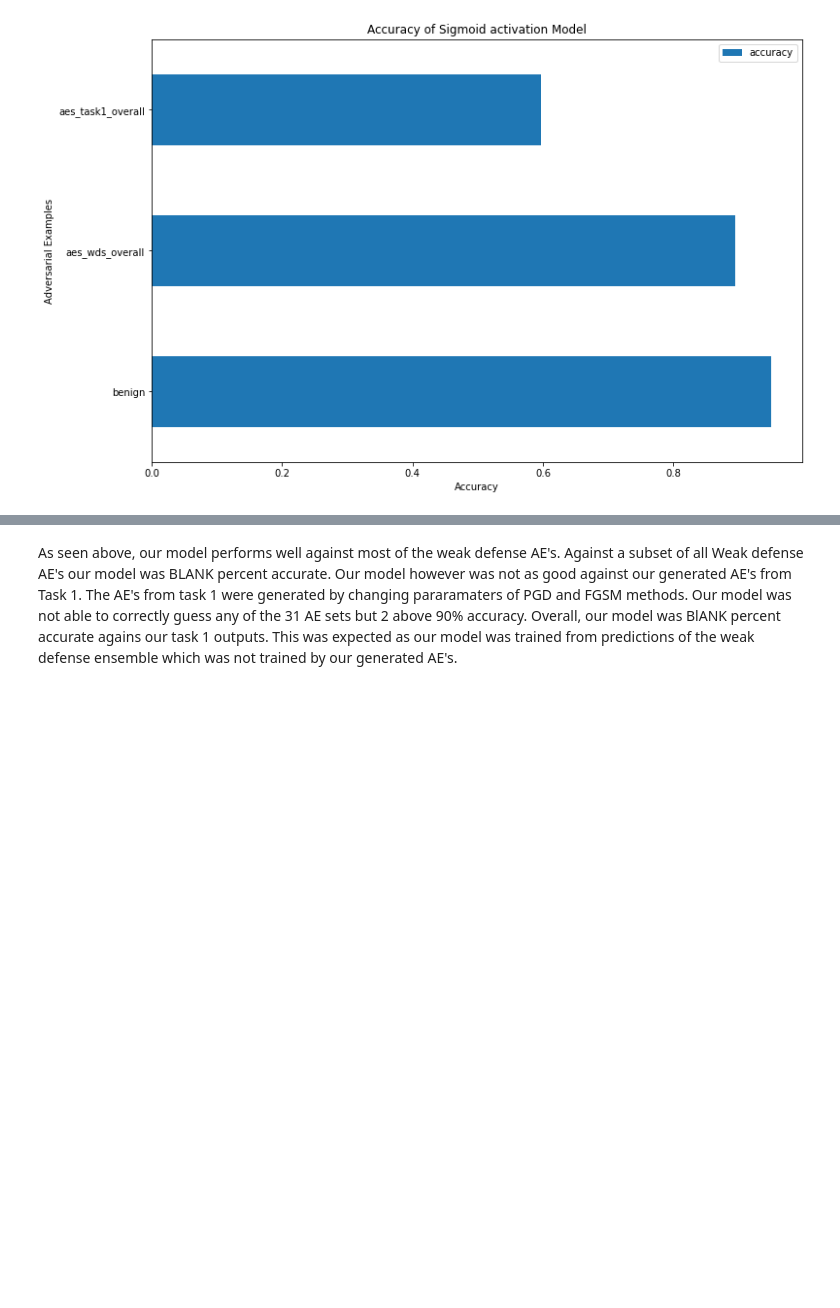
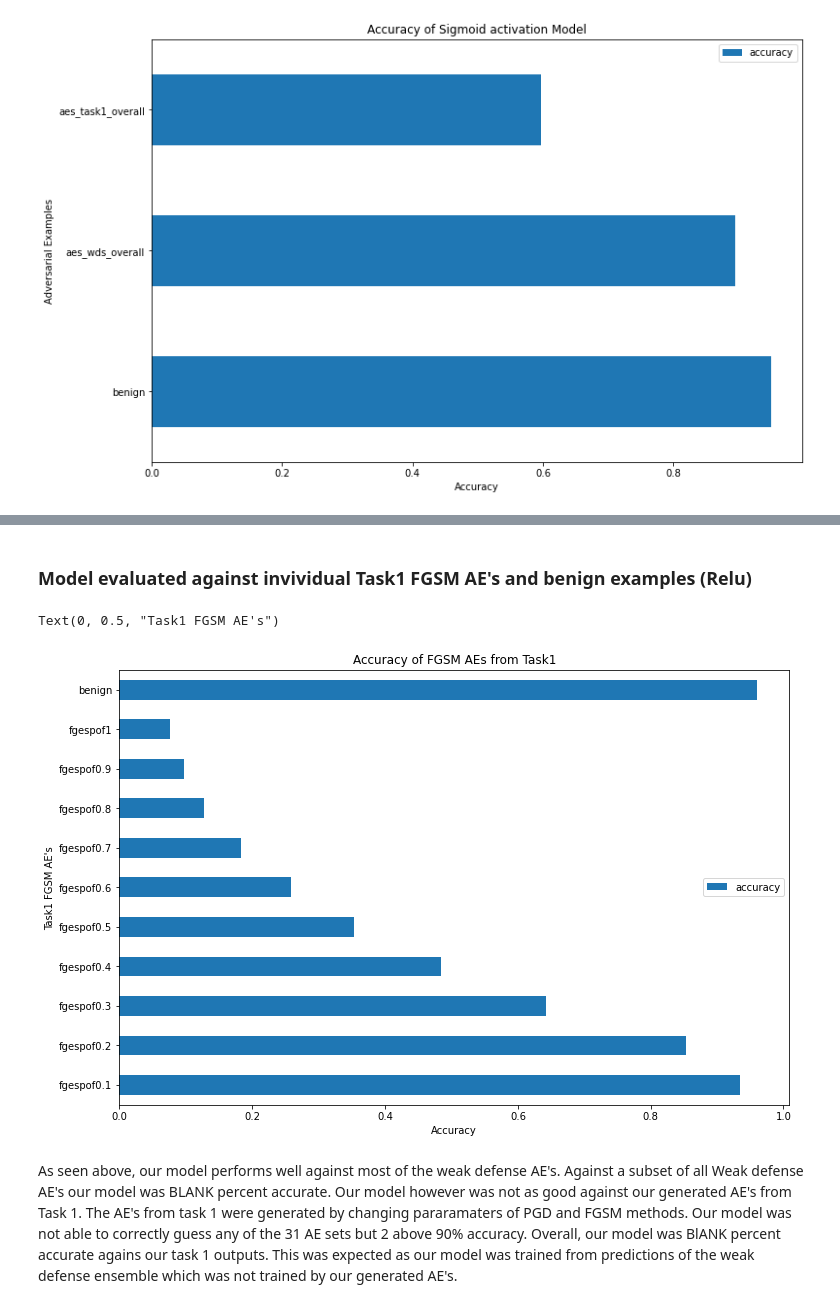
Before and after one commit to Jacob-L-Vincent/project-athena, a Jupyter notebook: Task2/Report_Task2.ipynb, the cells around one changed output, grey strips where cells are left out. Drawn from its saved outputs; the diff is of its cells as text; code cells hidden in the pictures; blank space fills up the shorter version.

```diff
--- a/Task2/Report_Task2.ipynb
+++ b/Task2/Report_Task2.ipynb
@@ -156 +169,11 @@ ax1.set_ylabel("Ensemble weak Defense")
+# %% [markdown]
+### Model evaluated against invividual Task1 FGSM AE's and benign examples (Relu)
+# %%
+task1FGSM = pd.read_csv("results/Task1AEsFGSM.csv")
+ax3 = task1FGSM.plot.barh(x='label', y='accuracy',title = 'Accuracy of FGSM AEs from Task1')
+ax3.set_xlabel("Accuracy")
+ax3.set_ylabel("Task1 FGSM AE's")
+# %% [output]
+Text(0, 0.5, "Task1 FGSM AE's")
+[figure, added]
 # %% [markdown]
```
Also changed, not shown: parts of 4 cells of this notebook.
